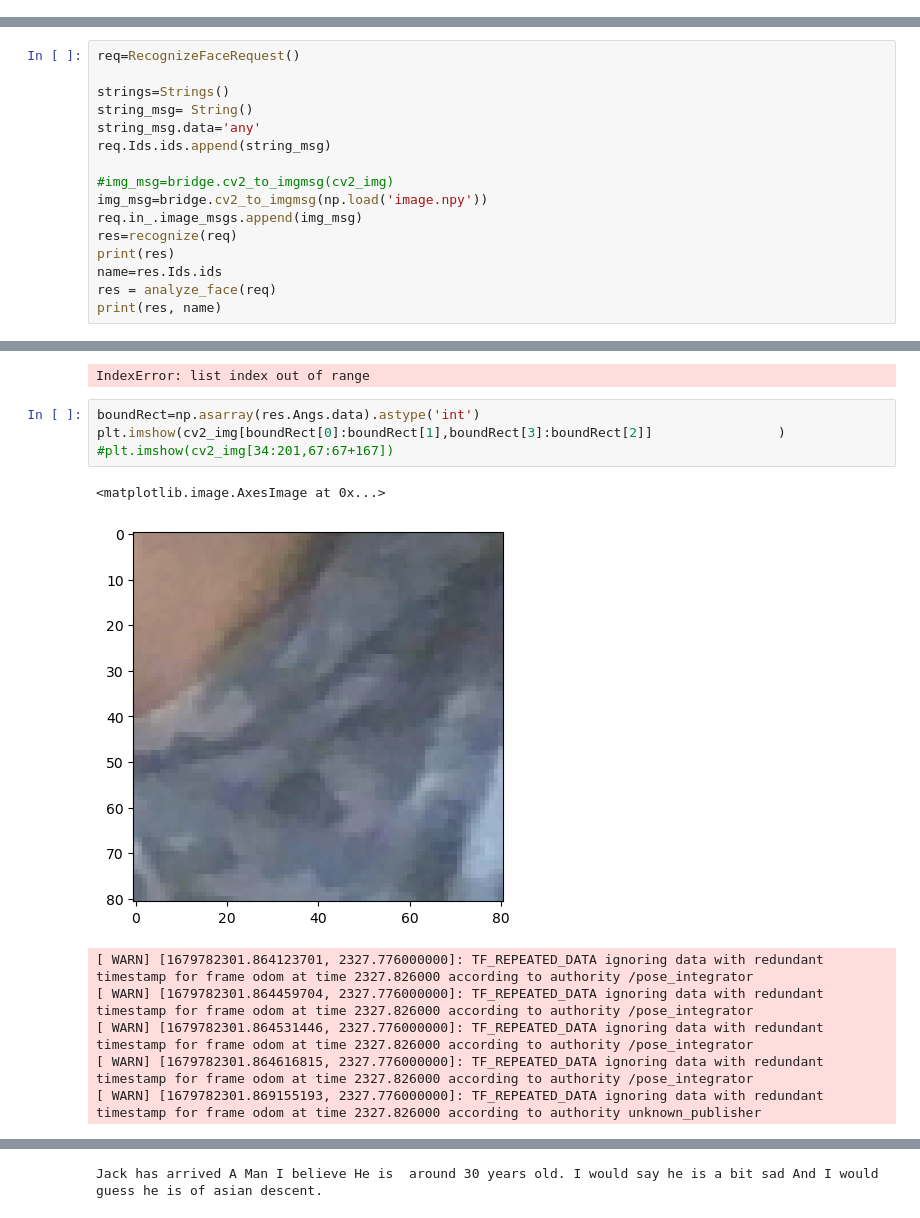
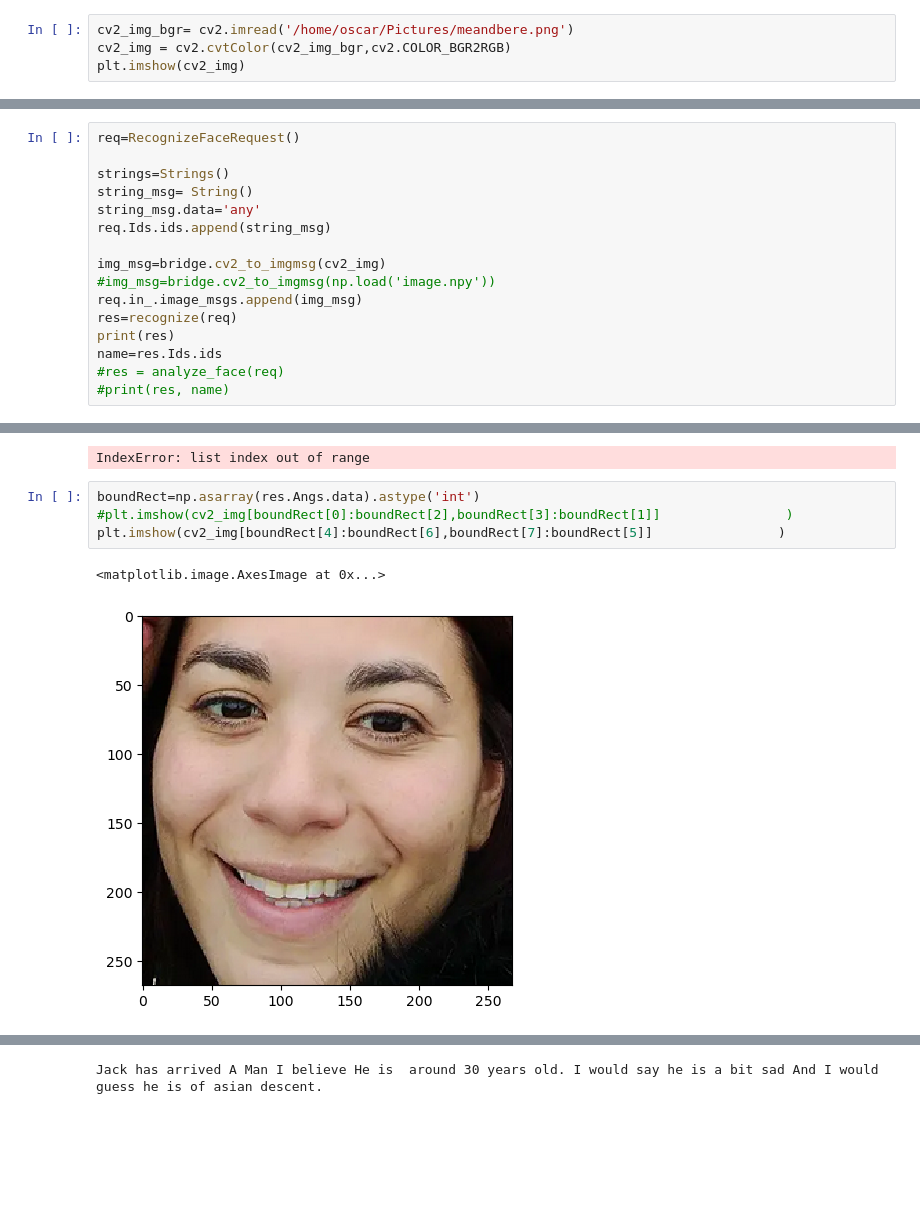
Before and after one commit to takeshi-pumas/catkin_extras, a Jupyter notebook: src/smaches/How_to_use_face_recog_deepface_serverasdasd.ipynb, the cells around one changed output, grey strips where cells are left out. Drawn from its saved outputs; the diff is of its cells as text; blank space fills up the shorter version.

```diff
--- a/src/smaches/How_to_use_face_recog_deepface_serverasdasd.ipynb
+++ b/src/smaches/How_to_use_face_recog_deepface_serverasdasd.ipynb
@@ -215,3 +185,7 @@ rospy.wait_for_service('analyze_face')
 train_new_face = rospy.ServiceProxy('new_face', RecognizeFace)
 recognize = rospy.ServiceProxy('recognize_face', RecognizeFace)
 analyze = rospy.ServiceProxy('analyze_face', RecognizeFace)
+# %%
+cv2_img_bgr= cv2.imread('/home/oscar/Pictures/meandbere.png')
+cv2_img = cv2.cvtColor(cv2_img_bgr,cv2.COLOR_BGR2RGB)
+plt.imshow(cv2_img)
@@ -223,13 +200,13 @@ string_msg= String()
 string_msg.data='any'
 req.Ids.ids.append(string_msg)
 
-#img_msg=bridge.cv2_to_imgmsg(cv2_img)
-img_msg=bridge.cv2_to_imgmsg(np.load('image.npy'))
+img_msg=bridge.cv2_to_imgmsg(cv2_img)
+#img_msg=bridge.cv2_to_imgmsg(np.load('image.npy'))
 req.in_.image_msgs.append(img_msg)
 res=recognize(req)
 print(res)
 name=res.Ids.ids
-res = analyze_face(req)
-print(res, name)
+#res = analyze_face(req)
+#print(res, name)
 # %% [output]
 Ds:
@@ -276,13 +246,8 @@ print (takeshi_line)
 IndexError: list index out of range
 # %%
 boundRect=np.asarray(res.Angs.data).astype('int')
-plt.imshow(cv2_img[boundRect[0]:boundRect[1],boundRect[3]:boundRect[2]]                )
-#plt.imshow(cv2_img[34:201,67:67+167])
+#plt.imshow(cv2_img[boundRect[0]:boundRect[2],boundRect[3]:boundRect[1]]                )
+plt.imshow(cv2_img[boundRect[4]:boundRect[6],boundRect[7]:boundRect[5]]                )
 # %% [output]
 <matplotlib.image.AxesImage at 0x...>
-[figure, old version]
+[figure, new version]
-[ WARN] [1679782301.864123701, 2327.776000000]: TF_REPEATED_DATA ignoring data with redundant timestamp for frame odom at time 2327.826000 according to authority /pose_integrator
-[ WARN] [1679782301.864459704, 2327.776000000]: TF_REPEATED_DATA ignoring data with redundant timestamp for frame odom at time 2327.826000 according to authority /pose_integrator
-[ WARN] [1679782301.864531446, 2327.776000000]: TF_REPEATED_DATA ignoring data with redundant timestamp for frame odom at time 2327.826000 according to authority /pose_integrator
-[ WARN] [1679782301.864616815, 2327.776000000]: TF_REPEATED_DATA ignoring data with redundant timestamp for frame odom at time 2327.826000 according to authority /pose_integrator
-[ WARN] [1679782301.869155193, 2327.776000000]: TF_REPEATED_DATA ignoring data with redundant timestamp for frame odom at time 2327.826000 according to authority unknown_publisher
```
Also changed, not shown: parts of 34 cells of this notebook, 2 other files.
